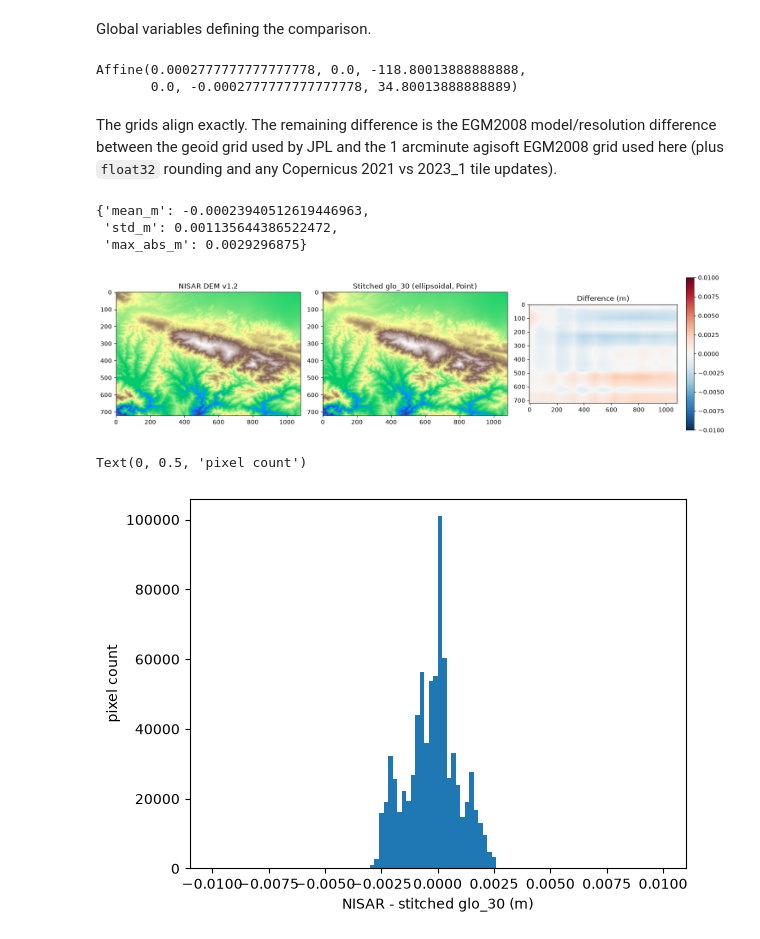
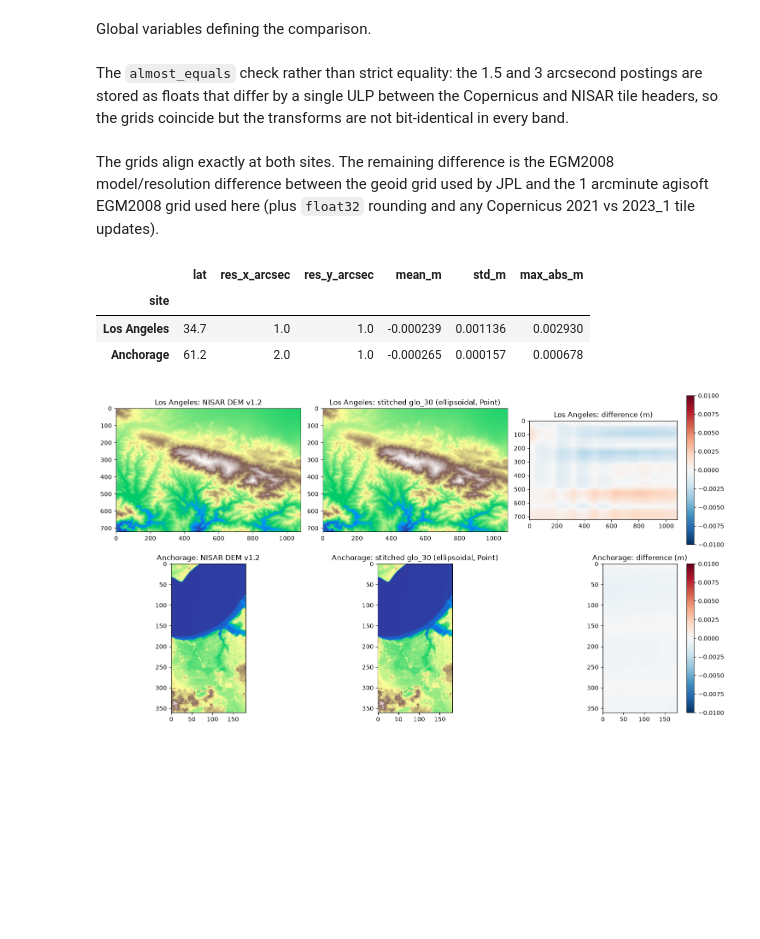
Before and after one commit to ACCESS-Cloud-Based-InSAR/dem-stitcher, a Jupyter notebook: notebooks/analysis_and_comparison/2_Comparison_with_NISAR_DEM.ipynb, the cells around one changed output. Drawn from its saved outputs; the diff is of its cells as text; code cells hidden in the pictures; blank space fills up the shorter version.

```diff
--- a/notebooks/analysis_and_comparison/2_Comparison_with_NISAR_DEM.ipynb
+++ b/notebooks/analysis_and_comparison/2_Comparison_with_NISAR_DEM.ipynb
@@ -12,43 +15,56 @@ from dem_stitcher import stitch_dem
 # %% [markdown]
 Global variables defining the comparison.
 # %%
-BOUNDS = [-118.8, 34.6, -118.5, 34.8]
+SITES = {
+    'Los Angeles': [-118.8, 34.6, -118.5, 34.8],
+    'Anchorage': [-150.0, 61.15, -149.9, 61.25],
+}
 DST_AREA_OR_POINT = 'Point'
 CMAP = 'RdBu_r'
 DIFF_LIM_M = 0.01
+# %% [markdown]
+The `almost_equals` check rather than strict equality: the 1.5 and 3 arcsecond postings are stored as floats that differ by a single ULP between the Copernicus and NISAR tile headers, so the grids coincide but the transforms are not bit-identical in every band.
 # %%
-X_nisar, p_nisar = stitch_dem(BOUNDS, 'nisar_dem', dst_area_or_point=DST_AREA_OR_POINT)
-X_glo, p_glo = stitch_dem(BOUNDS, 'glo_30', dst_ellipsoidal_height=True, dst_area_or_point=DST_AREA_OR_POINT)
-assert p_nisar['transform'] == p_glo['transform']
-p_nisar['transform']
+def compare_with_nisar(bounds: list[float]) -> tuple[np.ndarray, np.ndarray, dict]:
+    X_nisar, p_nisar = stitch_dem(bounds, 'nisar_dem', dst_area_or_point=DST_AREA_OR_POINT)
+    X_glo, p_glo = stitch_dem(bounds, 'glo_30', dst_ellipsoidal_height=True, dst_area_or_point=DST_AREA_OR_POINT)
+    assert p_nisar['transform'].almost_equals(p_glo['transform'])
+    return X_nisar, X_glo, p_glo
-# %% [output]
-Affine(0.0002777777777777778, 0.0, -118.80013888888888,
-       0.0, -0.0002777777777777778, 34.80013888888889)
+# %%
+comparisons = {name: compare_with_nisar(bounds) for name, bounds in SITES.items()}
 # %% [markdown]
-The grids align exactly. The remaining difference is the EGM2008 model/resolution difference between the geoid grid used by JPL and the 1 arcminute agisoft EGM2008 grid used here (plus `float32` rounding and any Copernicus 2021 vs 2023_1 tile updates).
+The grids align exactly at both sites. The remaining difference is the EGM2008 model/resolution difference between the geoid grid used by JPL and the 1 arcminute agisoft EGM2008 grid used here (plus `float32` rounding and any Copernicus 2021 vs 2023_1 tile updates).
-# %%
-diff = X_nisar - X_glo
-{'mean_m': float(np.nanmean(diff)), 'std_m': float(np.nanstd(diff)), 'max_abs_m': float(np.nanmax(np.abs(diff)))}
-# %% [output]
-{'mean_m': -0.00023940512619446963,
- 'std_m': 0.001135644386522472,
- 'max_abs_m': 0.0029296875}
+# %%
+stats = pd.DataFrame(
+    [
+        {
+            'site': name,
+            'lat': (SITES[name][1] + SITES[name][3]) / 2,
+            'res_x_arcsec': p['transform'].a * 3600,
+            'res_y_arcsec': -p['transform'].e * 3600,
+            'mean_m': float(np.nanmean(X_nisar - X_glo)),
+            'std_m': float(np.nanstd(X_nisar - X_glo)),
+            'max_abs_m': float(np.nanmax(np.abs(X_nisar - X_glo))),
+        }
+        for name, (X_nisar, X_glo, p) in comparisons.items()
+    ]
+).set_index('site')
+stats
+# %% [output]
+|  | lat | res_x_arcsec | res_y_arcsec | mean_m | std_m | max_abs_m |
+| site |  |  |  |  |  |  |
+| Los Angeles | 34.7 | 1.0 | 1.0 | -0.000239 | 0.001136 | 0.002930 |
+| Anchorage | 61.2 | 2.0 | 1.0 | -0.000265 | 0.000157 | 0.000678 |
 # %%
-fig, axes = plt.subplots(1, 3, figsize=(15, 4))
-axes[0].imshow(X_nisar, cmap='terrain')
-axes[0].set_title('NISAR DEM v1.2')
-axes[1].imshow(X_glo, cmap='terrain')
-axes[1].set_title('Stitched glo_30 (ellipsoidal, Point)')
-im = axes[2].imshow(diff, cmap=CMAP, vmin=-DIFF_LIM_M, vmax=DIFF_LIM_M)
-axes[2].set_title('Difference (m)')
-fig.colorbar(im, ax=axes[2])
+fig, axes = plt.subplots(len(comparisons), 3, figsize=(15, 4 * len(comparisons)))
+for row, (name, (X_nisar, X_glo, _)) in zip(axes, comparisons.items()):
+    row[0].imshow(X_nisar, cmap='terrain')
+    row[0].set_title(f'{name}: NISAR DEM v1.2')
+    row[1].imshow(X_glo, cmap='terrain')
+    row[1].set_title(f'{name}: stitched glo_30 (ellipsoidal, Point)')
+    im = row[2].imshow(X_nisar - X_glo, cmap=CMAP, vmin=-DIFF_LIM_M, vmax=DIFF_LIM_M)
+    row[2].set_title(f'{name}: difference (m)')
+    fig.colorbar(im, ax=row[2])
 plt.tight_layout()
 # %% [output]
-[figure, old version]
+[figure, new version]
-# %%
-plt.hist(diff.ravel(), bins=100, range=(-DIFF_LIM_M, DIFF_LIM_M))
-plt.xlabel('NISAR - stitched glo_30 (m)')
-plt.ylabel('pixel count')
-# %% [output]
-Text(0, 0.5, 'pixel count')
-[figure, removed]
```
Also changed, not shown: parts of 4 cells of this notebook, 14 other files.
